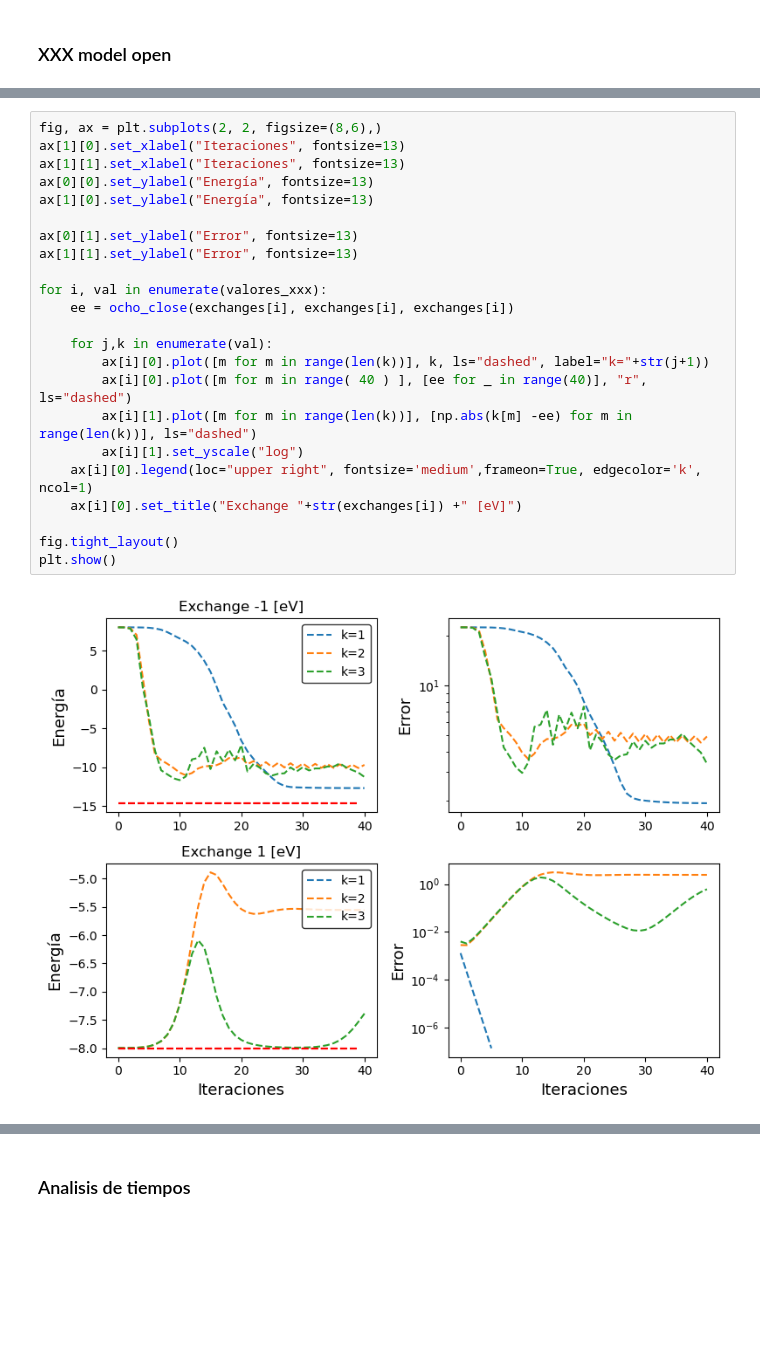
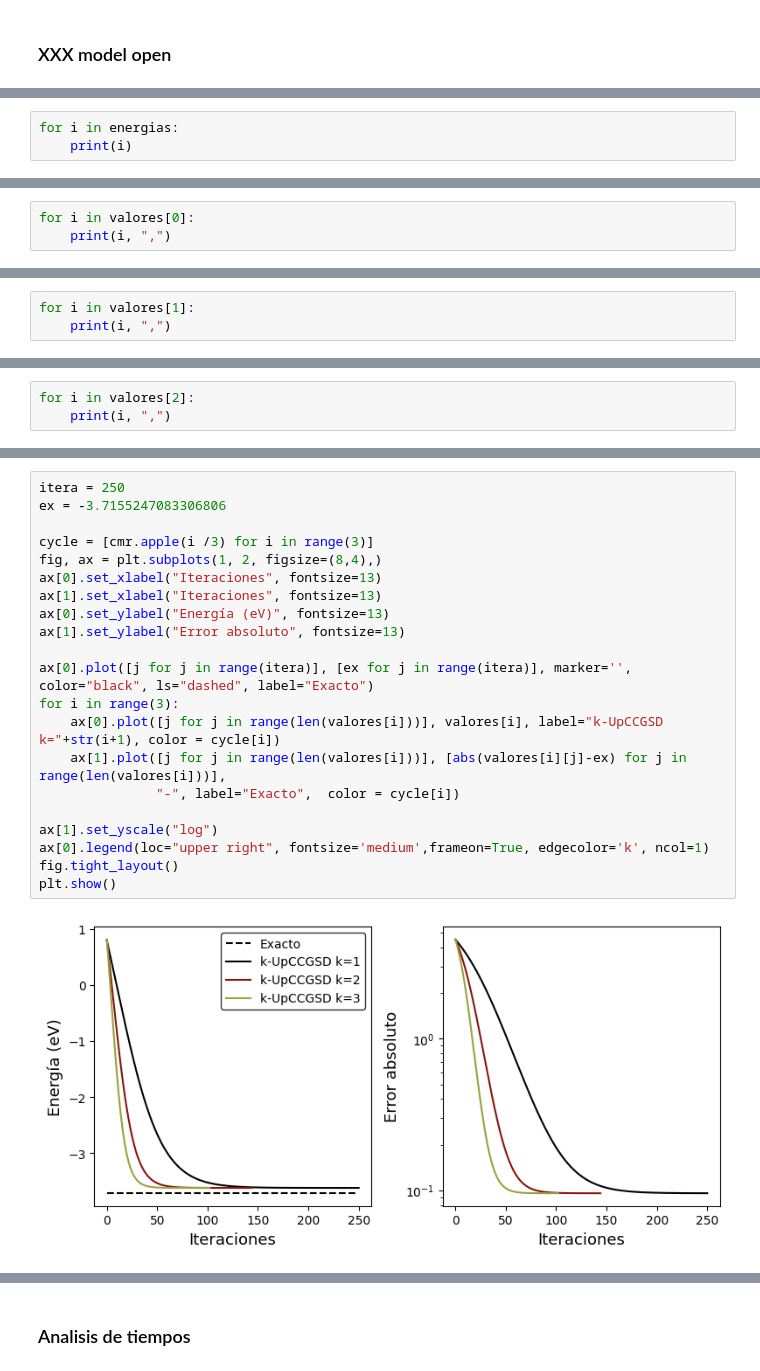
Before and after one commit to javinoram/VqePy, a Jupyter notebook: demos/Spin2.ipynb, the cells around one changed output, grey strips where cells are left out. Drawn from its saved outputs; the diff is of its cells as text; blank space fills up the shorter version.

```diff
--- a/demos/Spin2.ipynb
+++ b/demos/Spin2.ipynb
@@ -219,0 +562,3 @@ for j in exchanges:
+# %%
+for i in energias:
+    print(i)
@@ -302,0 +998,3 @@ for j in exchanges:
+# %%
+for i in valores[0]:
+    print(i, ",")
@@ -302,0 +1019,3 @@ for j in exchanges:
+# %%
+for i in valores[1]:
+    print(i, ",")
@@ -302,0 +1040,3 @@ for j in exchanges:
+# %%
+for i in valores[2]:
+    print(i, ",")
@@ -303,25 +1061,23 @@ for j in exchanges:
 # %%
-fig, ax = plt.subplots(2, 2, figsize=(8,6),)
-ax[1][0].set_xlabel("Iteraciones", fontsize=13)
-ax[1][1].set_xlabel("Iteraciones", fontsize=13)
-ax[0][0].set_ylabel("Energía", fontsize=13)
-ax[1][0].set_ylabel("Energía", fontsize=13)
+itera = 250
+ex = -3.7155247083306806
 
-ax[0][1].set_ylabel("Error", fontsize=13)
-ax[1][1].set_ylabel("Error", fontsize=13)
+cycle = [cmr.apple(i /3) for i in range(3)]
+fig, ax = plt.subplots(1, 2, figsize=(8,4),)
+ax[0].set_xlabel("Iteraciones", fontsize=13)
+ax[1].set_xlabel("Iteraciones", fontsize=13)
+ax[0].set_ylabel("Energía (eV)", fontsize=13)
+ax[1].set_ylabel("Error absoluto", fontsize=13)
 
-for i, val in enumerate(valores_xxx):
-    ee = ocho_close(exchanges[i], exchanges[i], exchanges[i])
+ax[0].plot([j for j in range(itera)], [ex for j in range(itera)], marker='', color="black", ls="dashed", label="Exacto")
+for i in range(3):
+    ax[0].plot([j for j in range(len(valores[i]))], valores[i], label="k-UpCCGSD k="+str(i+1), color = cycle[i])
+    ax[1].plot([j for j in range(len(valores[i]))], [abs(valores[i][j]-ex) for j in range(len(valores[i]))],
+               "-", label="Exacto",  color = cycle[i])
 
-    for j,k in enumerate(val):
-        ax[i][0].plot([m for m in range(len(k))], k, ls="dashed", label="k="+str(j+1))
-        ax[i][0].plot([m for m in range( 40 ) ], [ee for _ in range(40)], "r", ls="dashed")
-        ax[i][1].plot([m for m in range(len(k))], [np.abs(k[m] -ee) for m in range(len(k))], ls="dashed")
-        ax[i][1].set_yscale("log")
-    ax[i][0].legend(loc="upper right", fontsize='medium',frameon=True, edgecolor='k', ncol=1)
-    ax[i][0].set_title("Exchange "+str(exchanges[i]) +" [eV]")
-
+ax[1].set_yscale("log")
+ax[0].legend(loc="upper right", fontsize='medium',frameon=True, edgecolor='k', ncol=1)
 fig.tight_layout()
 plt.show()
 # %% [output]
-[figure, old version]
+[figure, new version]
```
Also changed, not shown: parts of 38 cells of this notebook, 39 other files.
